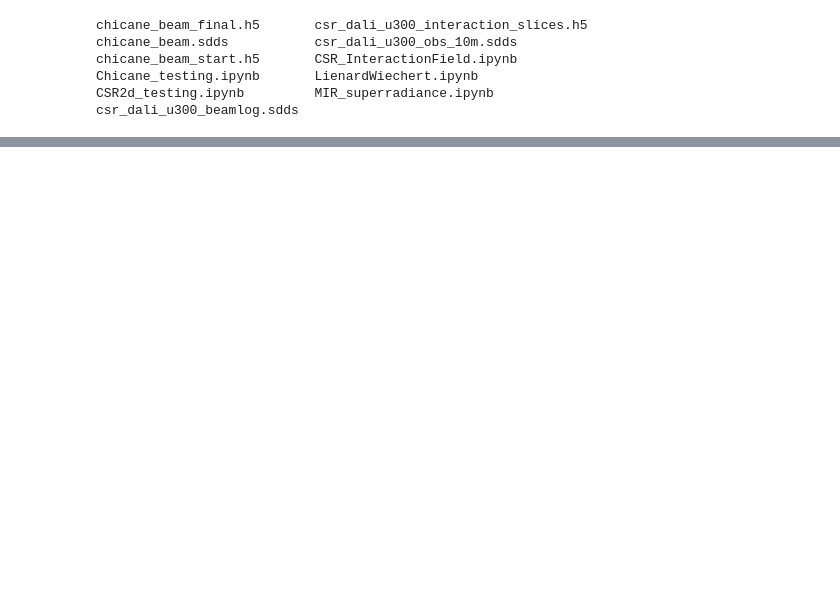
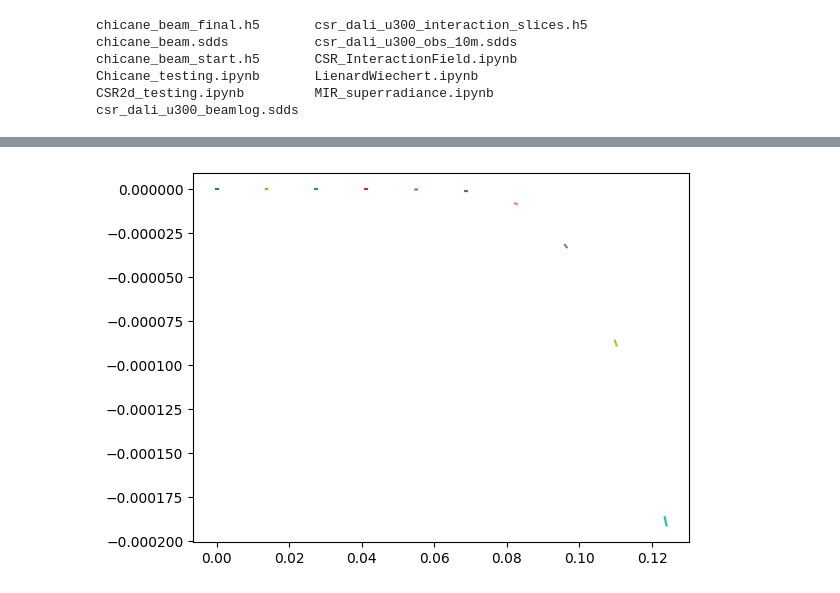
Before and after one commit to lehnertu/TEUFEL, a Jupyter notebook: testing/CSR_InteractionField.ipynb, the cells around one changed output, grey strips where cells are left out. Saved outputs shown, nothing was run; the diff lists cells and outputs as text; code cells hidden in the pictures; blank space fills up the shorter version.

Commit message:
CSR interaction slicing and storage

```diff
--- a/testing/CSR_InteractionField.ipynb
+++ b/testing/CSR_InteractionField.ipynb
@@ -25,9 +33,4 @@ csr_dali_u300_beamlog.sdds
 # %%
-# open the file
-hdf = h5py.File('csr_dali_u300_interaction_slices.h5', "r")
-print(hdf)
-print(hdf.keys())
-print()
 snaps = hdf['Snapshots']
 print(snaps)
 print(snaps.attrs.keys())
@@ -35,5 +38,17 @@ NoS = snaps.attrs.get('N_steps')
 print(f'{NoS=}')
 snap_data = np.array(snaps)
 print(snap_data.shape)
+print()
+
+slices = hdf['Slices']
+print(slices)
+print(slices.attrs.keys())
+NoSteps = slices.attrs.get('N_steps')
+NoSlices = slices.attrs.get('N_slices')
+print(f'{NoSteps=}   {NoSlices=}')
+slice_data = np.array(slices)
+print(slice_data.shape)
+print()
+
 hdf.close()
 # %% [output]
@@ -69 +86,10 @@ z = (7.153838e-06, 2.746269) m
 [figure]
+# %%
+for i in range(0,100,10):
+    slc = slice_data[i,:,:]
+    z_list = slc[:,5]
+    x_list = slc[:,3]
+    plt.plot(z_list,x_list)
+plt.show()
+# %% [output]
+[figure, added]
```
Also changed, not shown: parts of 5 cells of this notebook, 3 other files.
